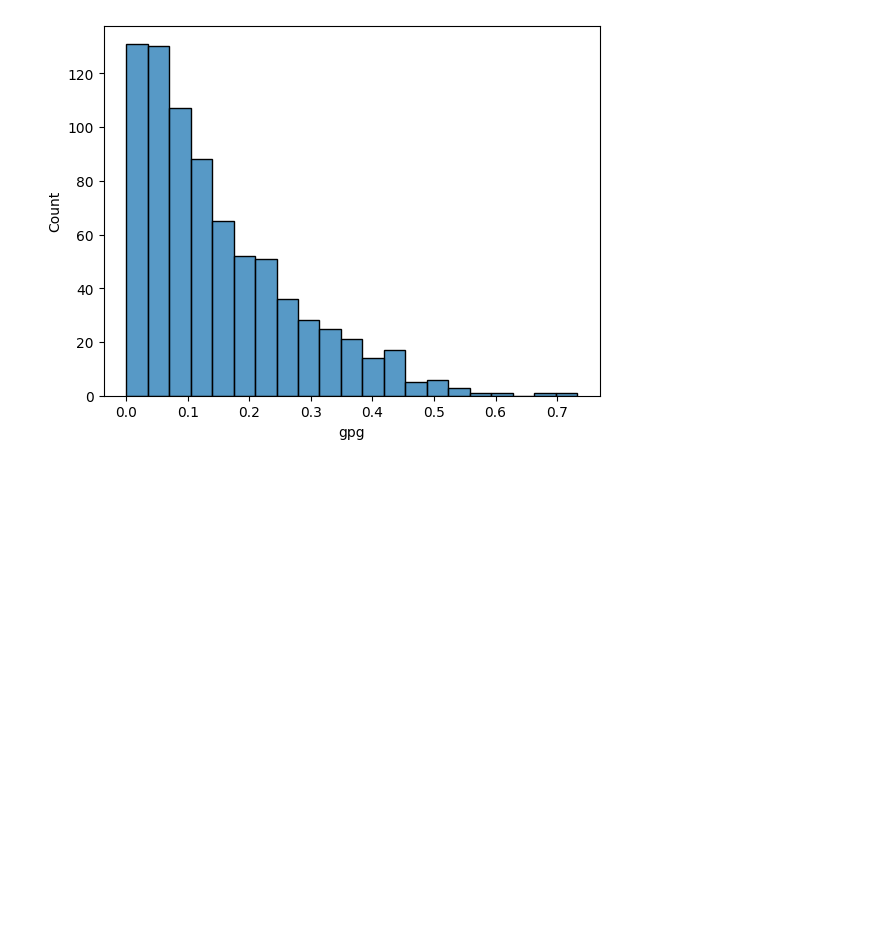
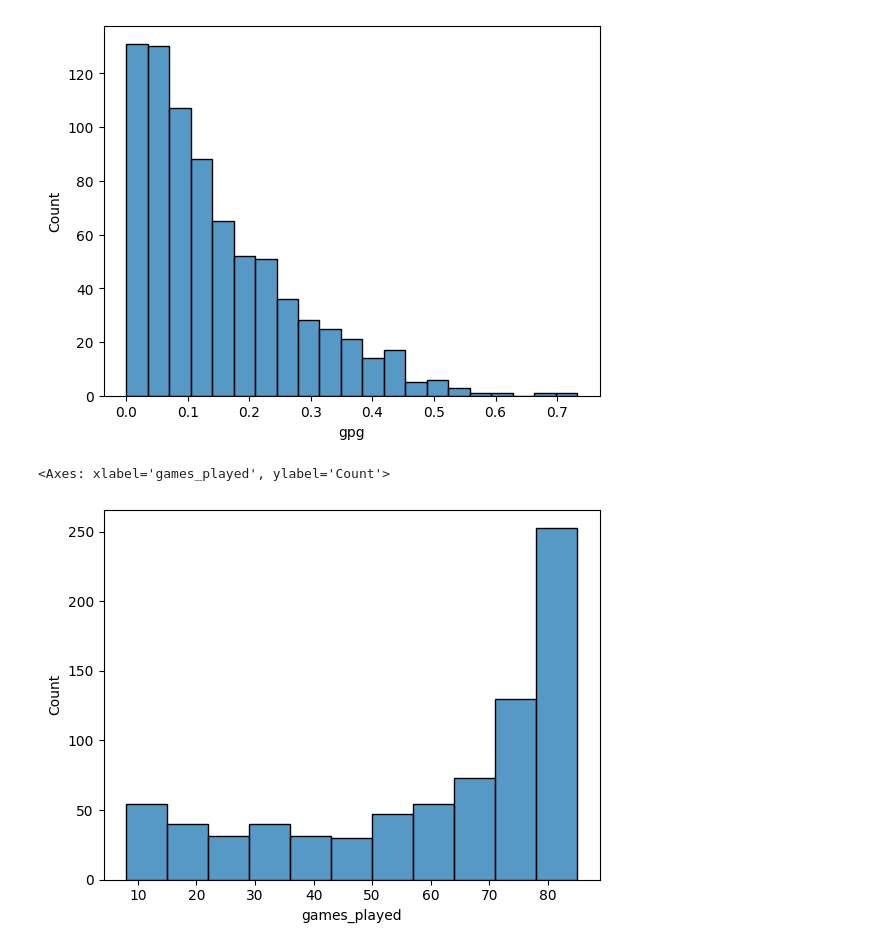
Before and after one commit to vuer13/nhl-player-predictor, a Jupyter notebook: plots.ipynb, the cells around one changed output. Drawn from its saved outputs; the diff is of its cells as text; code cells hidden in the pictures; blank space fills up the shorter version.

```diff
--- a/plots.ipynb
+++ b/plots.ipynb
@@ -13,3 +13,9 @@ sns.histplot(df["gpg"])
 # %% [output]
 <Axes: xlabel='gpg', ylabel='Count'>
 [figure]
+# %%
+df = pd.read_csv("./data/final/games_played_pred.csv")
+sns.histplot(df["games_played"])
+# %% [output]
+<Axes: xlabel='games_played', ylabel='Count'>
+[figure, added]
```
Also changed, not shown: parts of 2 cells of this notebook, 19 other files.
